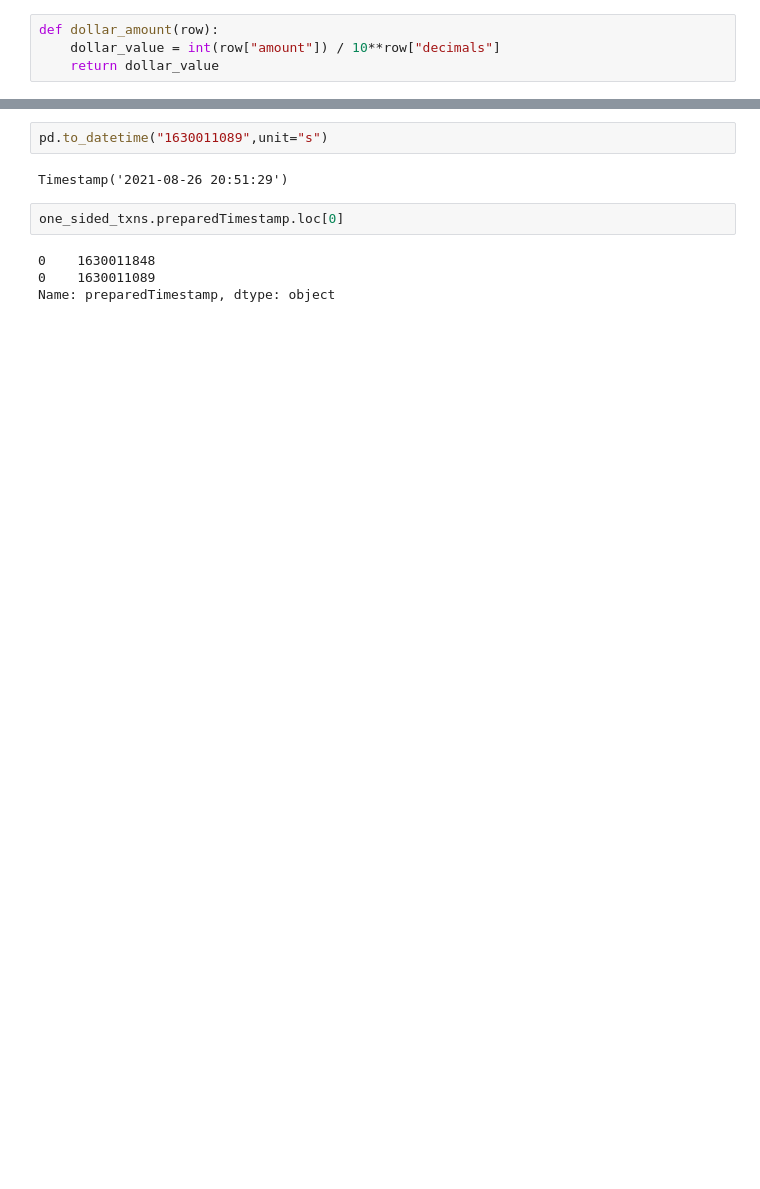
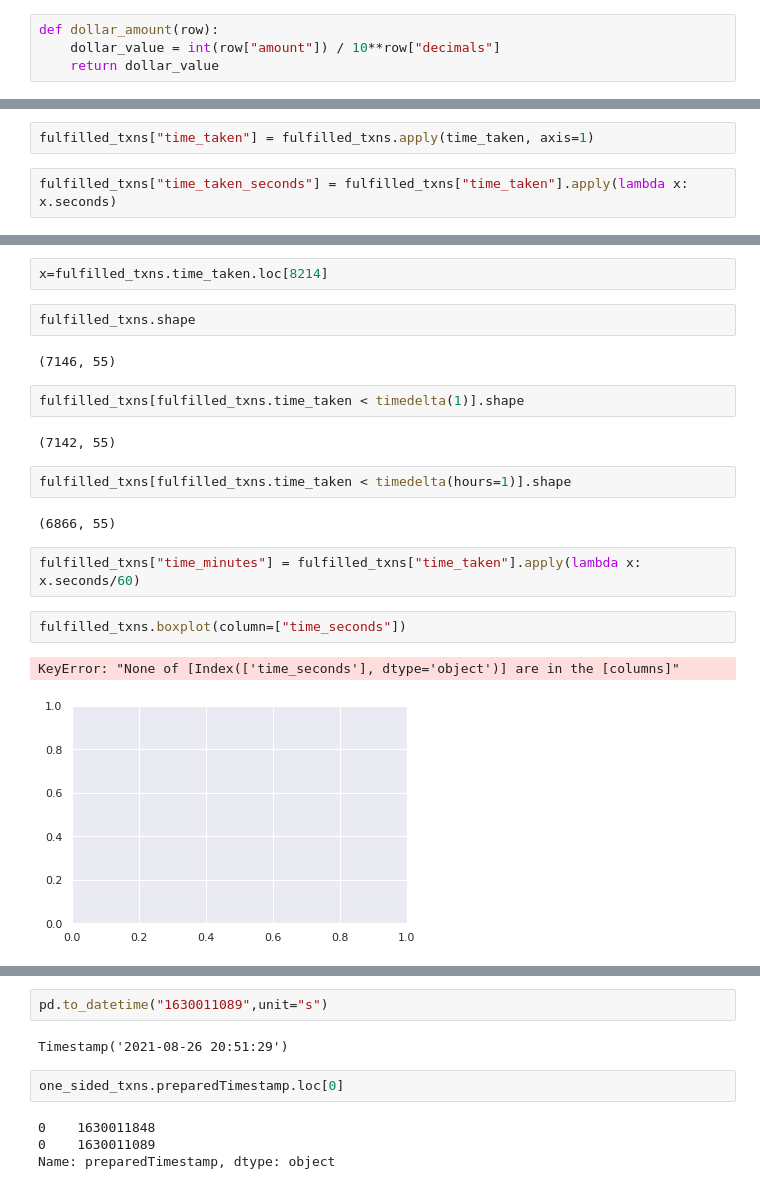
Before and after one commit to enzotavares/lifi-analytics-backend, a Jupyter notebook: subgraph_analysis.ipynb, the cells around one changed output, grey strips where cells are left out. Saved outputs shown, nothing was run; the diff lists cells and outputs as text; blank space fills up the shorter version.

```diff
--- a/subgraph_analysis.ipynb
+++ b/subgraph_analysis.ipynb
@@ -585,0 +699,4 @@ x.head()
+# %%
+fulfilled_txns["time_taken"] = fulfilled_txns.apply(time_taken, axis=1)
+# %%
+fulfilled_txns["time_taken_seconds"] = fulfilled_txns["time_taken"].apply(lambda x: x.seconds)
@@ -607,0 +837,21 @@ new_df.rename({"dollar_amount":"Dollar Value($)"}, axis=1,inplace=True)
+# %%
+x=fulfilled_txns.time_taken.loc[8214]
+# %%
+fulfilled_txns.shape
+# %% [output]
+(7146, 55)
+# %%
+fulfilled_txns[fulfilled_txns.time_taken < timedelta(1)].shape
+# %% [output]
+(7142, 55)
+# %%
+fulfilled_txns[fulfilled_txns.time_taken < timedelta(hours=1)].shape
+# %% [output]
+(6866, 55)
+# %%
+fulfilled_txns["time_minutes"] = fulfilled_txns["time_taken"].apply(lambda x: x.seconds/60)
+# %%
+fulfilled_txns.boxplot(column=["time_seconds"])
+# %% [output]
+KeyError: "None of [Index(['time_seconds'], dtype='object')] are in the [columns]"
+[figure, added]
```
Also changed, not shown: parts of 147 cells of this notebook, 16 other files.
